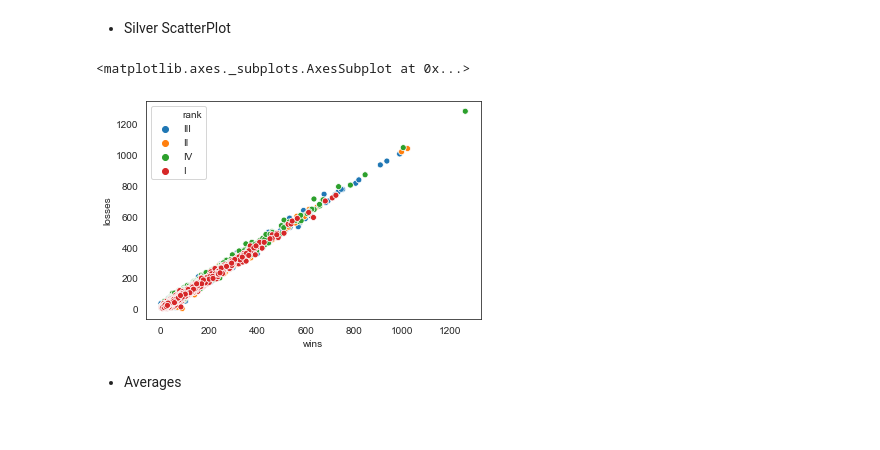
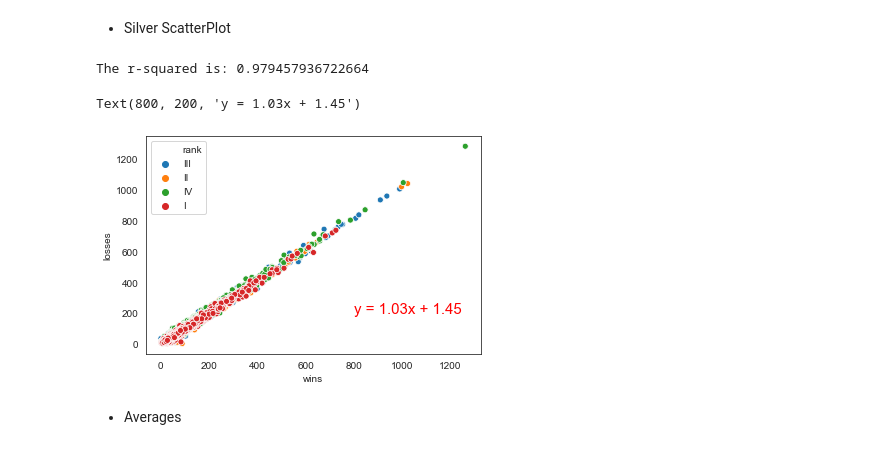
Before and after one commit to Hollow24/Group-3-Project, a Jupyter notebook: Final_Analysis.ipynb, the cells around one changed output. Cells and saved outputs as stored; diff of their text form; code cells hidden in the pictures.

```diff
--- a/Final_Analysis.ipynb
+++ b/Final_Analysis.ipynb
@@ -523,13 +523,24 @@ plt.show()
 [figure]
 # %% [markdown]
 - Silver ScatterPlot
-# %%
-#wins vs losses from Iron subset
-rank = silver_combined_df['rank']
-sns.scatterplot(x=silver_combined_df.wins, y=silver_combined_df.losses, hue = rank)
-# %% [output]
-<matplotlib.axes._subplots.AxesSubplot at 0x...>
-[figure, removed]
+# %%
+#wins vs losses from Silver subset
+import scipy.stats as st
+
+rank = silver_combined_df['rank']
+sns.scatterplot(x=silver_combined_df.wins, y=silver_combined_df.losses, hue = rank)
+
+tier = DMGC_combined_df['tier']
+
+(slope, intercept, rvalue, pvalue, stderr) = st.linregress(silver_combined_df.wins,silver_combined_df.losses)
+line_eq = "y = " + str(round(slope,2)) + "x + " + str(round(intercept,2))
+print(f"The r-squared is: {rvalue**2}")
+regress_values = silver_combined_df.wins * slope + intercept
+plt.annotate(line_eq,(800,200),fontsize=15,color="red")
+# %% [output]
+The r-squared is: 0.979457936722664
+Text(800, 200, 'y = 1.03x + 1.45')
+[figure, added]
 # %% [markdown]
 - Averages
 # %%
```
